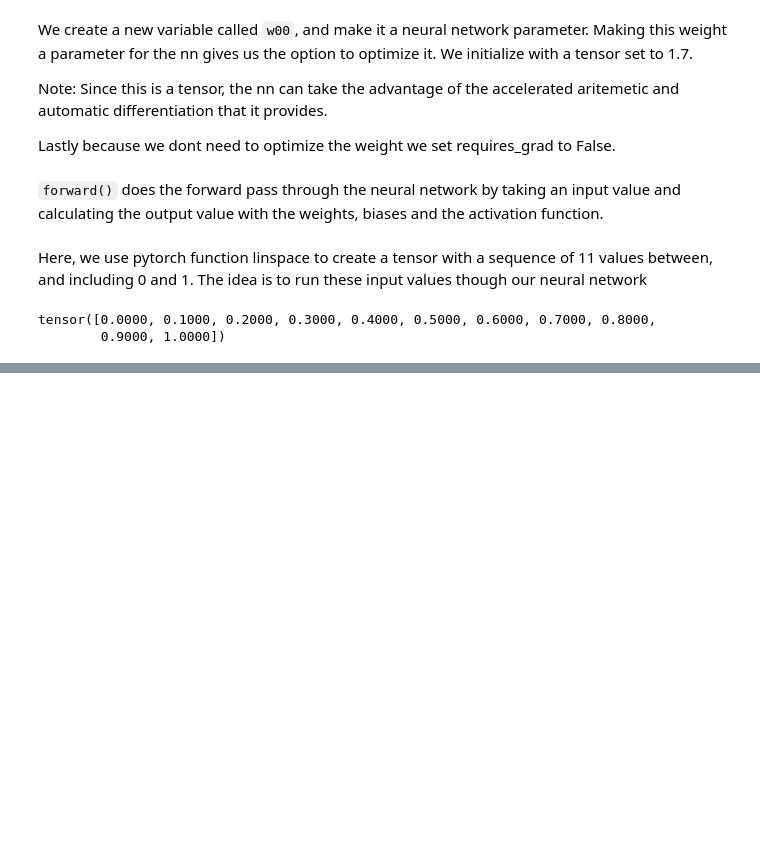
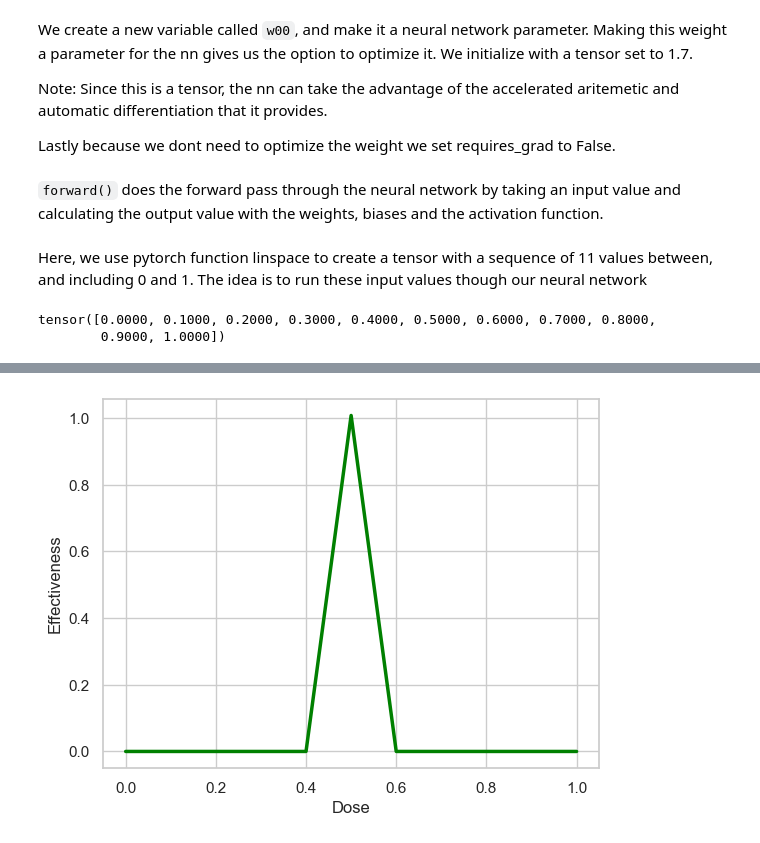
Before and after one commit to kcsanjeeb/AI_Codes, a Jupyter notebook: Neural-Network/basic-nn.ipynb, the cells around one changed output, grey strips where cells are left out. Saved outputs shown, nothing was run; the diff lists cells and outputs as text; code cells hidden in the pictures; blank space fills up the shorter version.

```diff
--- a/Neural-Network/basic-nn.ipynb
+++ b/Neural-Network/basic-nn.ipynb
@@ -53,0 +159,13 @@ output_values = model(input_doses)
+# %%
+output_values = model(input_doses)
+
+sns.set(style="whitegrid")
+sns.lineplot(x=input_doses,
+             y=output_values.detach(),
+             color="green",
+             linewidth=2.5)
+plt.ylabel('Effectiveness')
+plt.xlabel('Dose')
+plt.show()
+# %% [output]
+[figure, added]
```
Also changed, not shown: parts of 8 cells of this notebook.
